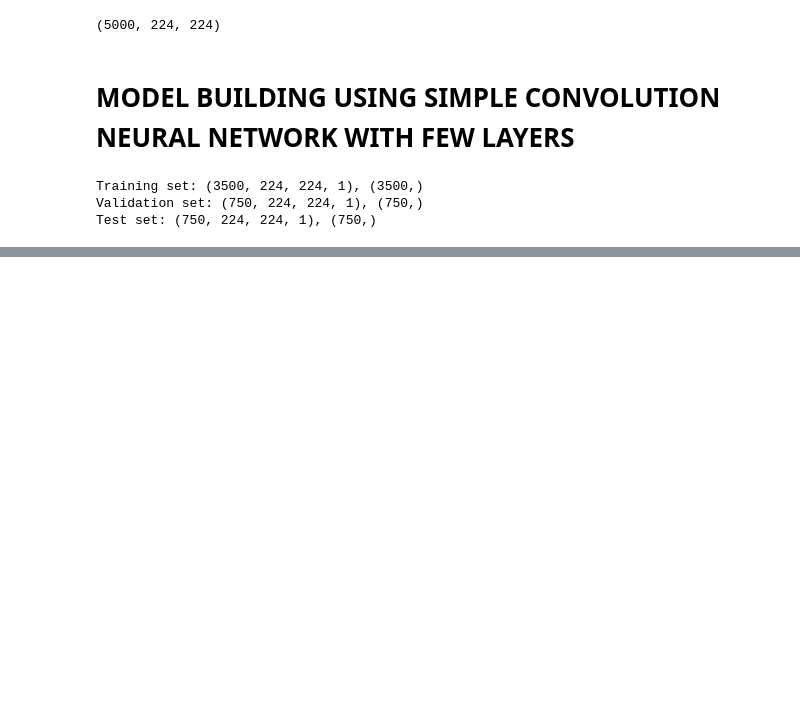
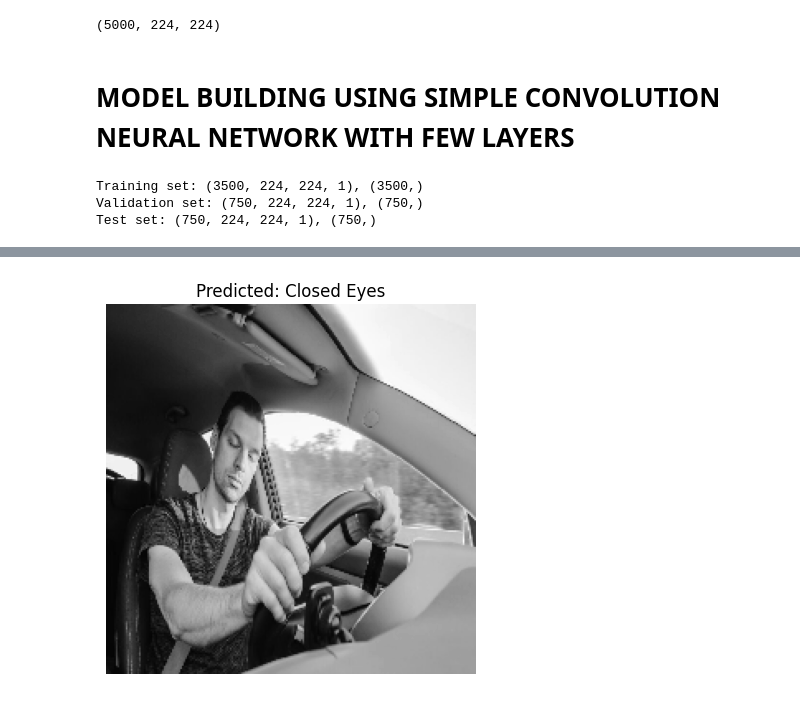
Before and after one commit to Darafarm/Darafarm, a Jupyter notebook: Drowsiness_Detection.ipynb, the cells around one changed output, grey strips where cells are left out. Cells and saved outputs as stored; diff of their text form; code cells hidden in the pictures; blank space fills up the shorter version.

```diff
--- a/Drowsiness_Detection.ipynb
+++ b/Drowsiness_Detection.ipynb
@@ -467,8 +498,8 @@ import matplotlib.pyplot as plt
 
 # Function to preprocess and predict on a single image
 def predict_and_display(model, image_path, target_size=(224, 224)):
-    # Load the image
-    img = load_img(image_path, target_size=target_size)
+    # Load the image in grayscale mode
+    img = load_img(image_path, target_size=target_size, color_mode='grayscale')
 
     # Convert the image to array
     img_array = img_to_array(img)
@@ -489,13 +520,14 @@ def predict_and_display(model, image_path, target_size=(224, 224)):
         predicted_class = "Closed Eyes"
 
     # Display the image with the prediction
-    plt.imshow(load_img(image_path))
+    plt.imshow(img_array[0].squeeze(), cmap='gray')
     plt.title(f"Predicted: {predicted_class}")
     plt.axis('off')  # Hide axes
     plt.show()
 
 # Path to the unseen image
-image_path = 'path_to_your_unseen_image.jpg'
+image_path = '/content/drowsy-driver-1024x683.jpg'
 
 # Predict and display the result
 predict_and_display(model, image_path)
+# %% [output]
@@ -501,0 +535 @@ predict_and_display(model, image_path)
+[figure, added]
```
Also changed, not shown: parts of 12 cells of this notebook.
